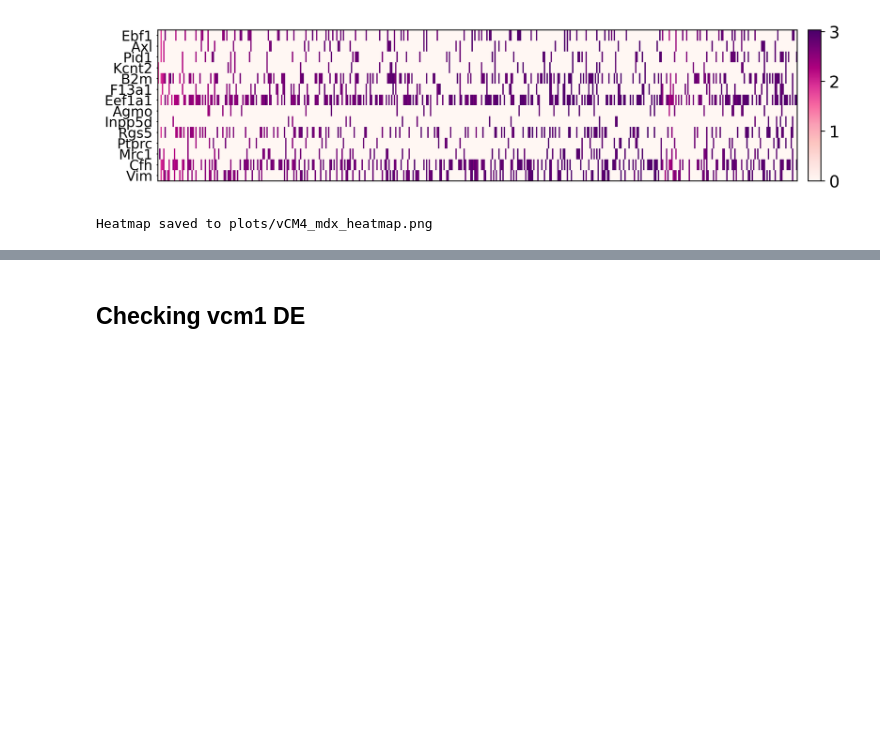
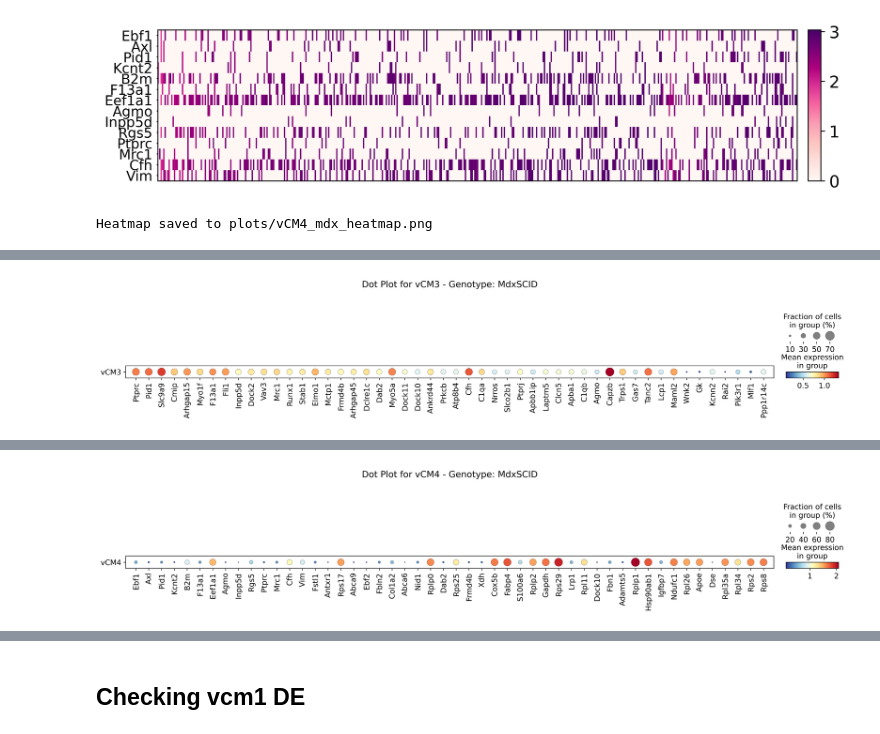
Before and after one commit to Talavera-Lopez-Lab/hofmann_dmd, a Jupyter notebook: DE/mast_mdxscid.ipynb, the cells around one changed output, grey strips where cells are left out. Saved outputs shown, nothing was run; the diff lists cells and outputs as text; code cells hidden in the pictures; blank space fills up the shorter version.

```diff
--- a/DE/mast_mdxscid.ipynb
+++ b/DE/mast_mdxscid.ipynb
@@ -400,3 +400,81 @@ Heatmap saved to plots/vCM3_mdx_heatmap.png
 Plotting heatmap for group: vCM4
 [figure]
 Heatmap saved to plots/vCM4_mdx_heatmap.png
+# %%
+FDR = 0.01
+LOG_FOLD_CHANGE = 1.0
+TOP_N_GENES = 50
+
+def plot_dotplot(adata, group_key, genotype_key, groupby="cell_states", output_dir="figures"):
+    if group_key not in adata.uns:
+        raise ValueError(f"Group key '{group_key}' not found in adata.uns")
+
+    if genotype_key not in adata.obs:
+        raise ValueError(f"Genotype key '{genotype_key}' not found in adata.obs")
+
+    de_results_dict = adata.uns[group_key]
+
+    if isinstance(de_results_dict, dict) and all(isinstance(v, pd.DataFrame) for v in de_results_dict.values()):
+        res = pd.concat(de_results_dict.values(), keys=de_results_dict.keys(), names=['cell_states', 'index'])
+    else:
+        raise ValueError(f"Unexpected format for differential expression results in adata.uns['{group_key}']")
+
+    required_columns = ['gene_id', 'log_fold_change', 'p_value', 'FDR']
+    for col in required_columns:
+        if col not in res.columns:
+            raise KeyError(f"Expected column '{col}' not found in differential expression results.")
+
+    if not os.path.exists(output_dir):
+        os.makedirs(output_dir)
+
+    unique_groups = adata.obs[groupby].unique()
+
+    for group in unique_groups:
+        group_key_full = f'cell_states{group}'
+
+        if group_key_full not in de_results_dict:
+            print(f"No results found for group: {group}")
+            continue
+
+        print(f"Plotting dot plot for group: {group}")
+
+        group_res = de_results_dict[group_key_full]
+
+        filtered_res = group_res[
+            (group_res["FDR"] < FDR) & (abs(group_res["log_fold_change"]) > LOG_FOLD_CHANGE)
+        ].sort_values(by=["log_fold_change"], ascending=False)
+
+        top_genes = filtered_res.head(TOP_N_GENES)
+        markers = list(top_genes['gene_id'].unique())
+        if len(markers) == 0:
+            print(f"No significant genes found for group: {group}")
+            continue
+
+        adata_group = adata[adata.obs[groupby] == group].copy()
+
+        genotypes = adata_group.obs[genotype_key].unique()
+        if len(genotypes) > 0:
+            genotype = genotypes[0]
+            title = f"Dot Plot for {group} - Genotype: {genotype}"
+        else:
+            title = f"Dot Plot for {group}"
+
+        filename = f"{group}_dotplot.png"
+        filepath = os.path.join(output_dir, filename)
+
+        sc.pl.dotplot(
+            adata_group,
+            var_names=markers,
+            groupby=groupby,
+            cmap="RdYlBu_r",
+            title=title,
+            show=True,
+            save=filepath
+        )
+
+        print(f"Dot plot saved to {filepath}")
+        plt.close()
+
+
+plot_dotplot(adata, group_key="MAST_results", genotype_key="genotype")
+# %% [output]
@@ -402,0 +486 @@ Heatmap saved to plots/vCM4_mdx_heatmap.png
+[figure, added]
@@ -402,0 +490 @@ Heatmap saved to plots/vCM4_mdx_heatmap.png
+[figure, added]
```
Also changed, not shown: parts of 5 cells of this notebook, 4 other files.
